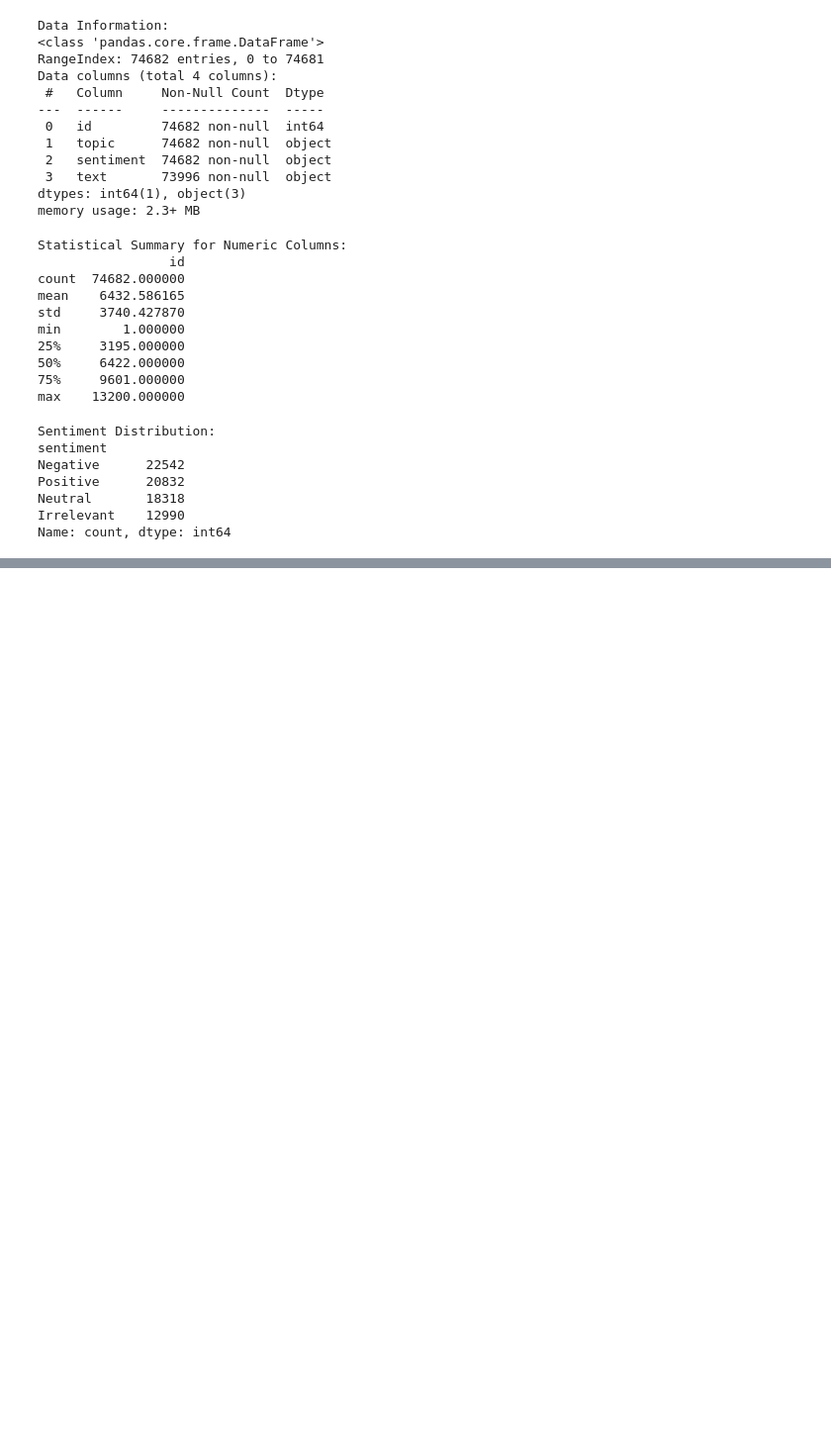
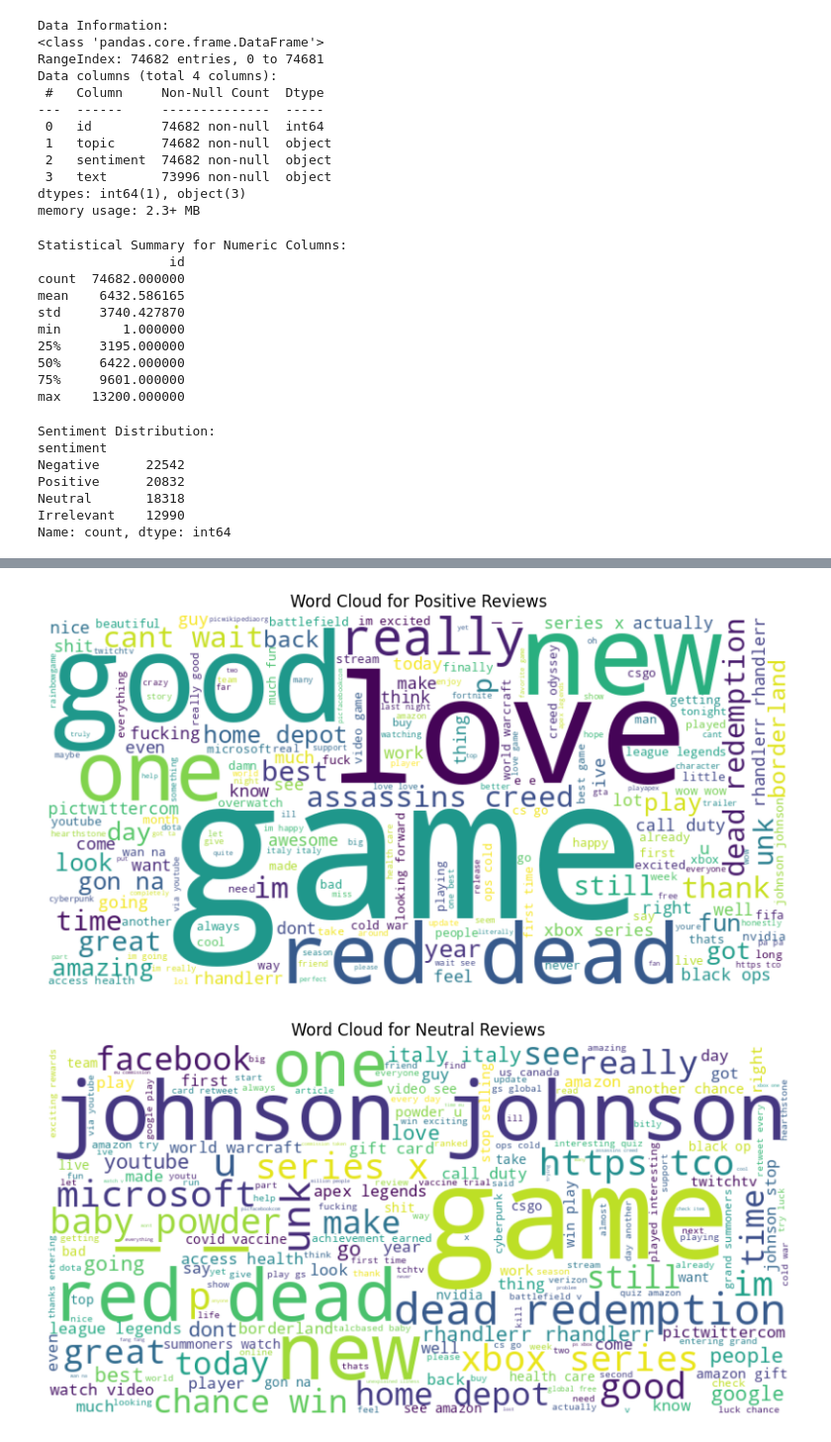
Before and after one commit to KaifAhmad1/sentiment-analyzer, a Jupyter notebook: NEXA_Sentiment_Analysis_System.ipynb, the cells around one changed output, grey strips where cells are left out. Shown at 99% size. Cells and saved outputs as stored; diff of their text form; code cells hidden in the pictures; blank space fills up the shorter version.

```diff
--- a/NEXA_Sentiment_Analysis_System.ipynb
+++ b/NEXA_Sentiment_Analysis_System.ipynb
@@ -196,0 +158,14 @@ def predict_sentiment(review_text):
+# %%
+# 2. Word Clouds for each sentiment category
+sentiments = ['Positive', 'Neutral', 'Negative']
+for sentiment in sentiments:
+    text_data = " ".join(data_ml[data_ml['sentiment'] == sentiment]['clean_text'].tolist())
+    wordcloud = WordCloud(width=800, height=400, background_color='white').generate(text_data)
+    plt.figure(figsize=(10, 5))
+    plt.imshow(wordcloud, interpolation='bilinear')
+    plt.title(f"Word Cloud for {sentiment} Reviews")
+    plt.axis('off')
+    plt.show()
+# %% [output]
+[figure, added]
+[figure, added]
```
Also changed, not shown: parts of 16 cells of this notebook.
